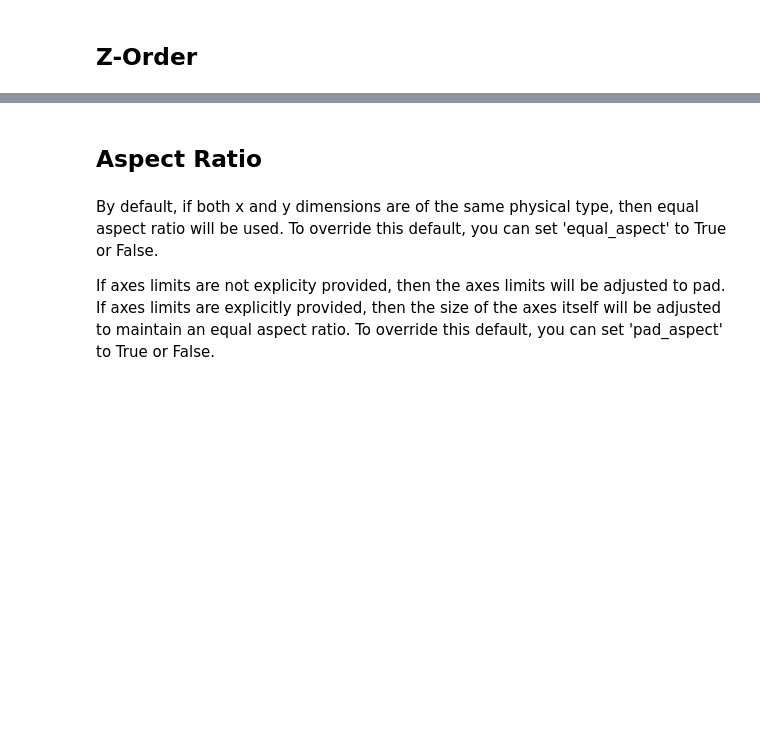
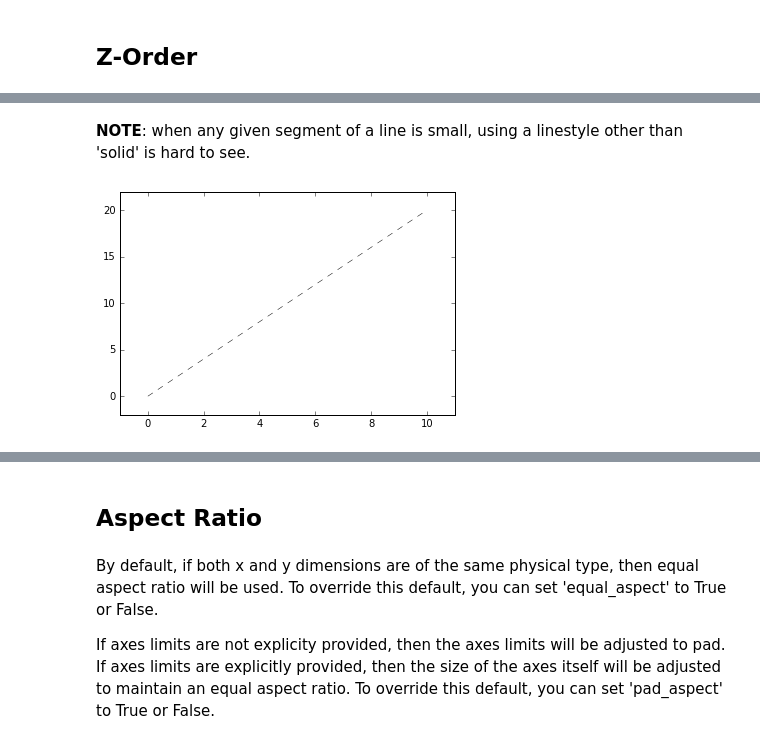
Before and after one commit to kecnry/autofig, a Jupyter notebook: examples/autofig_basics.ipynb, the cells around one changed output, grey strips where cells are left out. Drawn from its saved outputs; the diff is of its cells as text; code cells hidden in the pictures; blank space fills up the shorter version.

```diff
--- a/examples/autofig_basics.ipynb
+++ b/examples/autofig_basics.ipynb
@@ -236,0 +237,7 @@ autofig.plot(x=x, y=y, z=-4+10*y, c='blue', marker='o', s=4, linestyle='none', s
+# %% [markdown]
+**NOTE**: when any given segment of a line is small, using a linestyle other than 'solid' is hard to see.
+# %%
+autofig.reset()
+autofig.plot(x=x, y=2*x, linestyle='dashed', marker='none', show=True)
+# %% [output]
+[figure, added]
```
Also changed, not shown: parts of 45 cells of this notebook.
